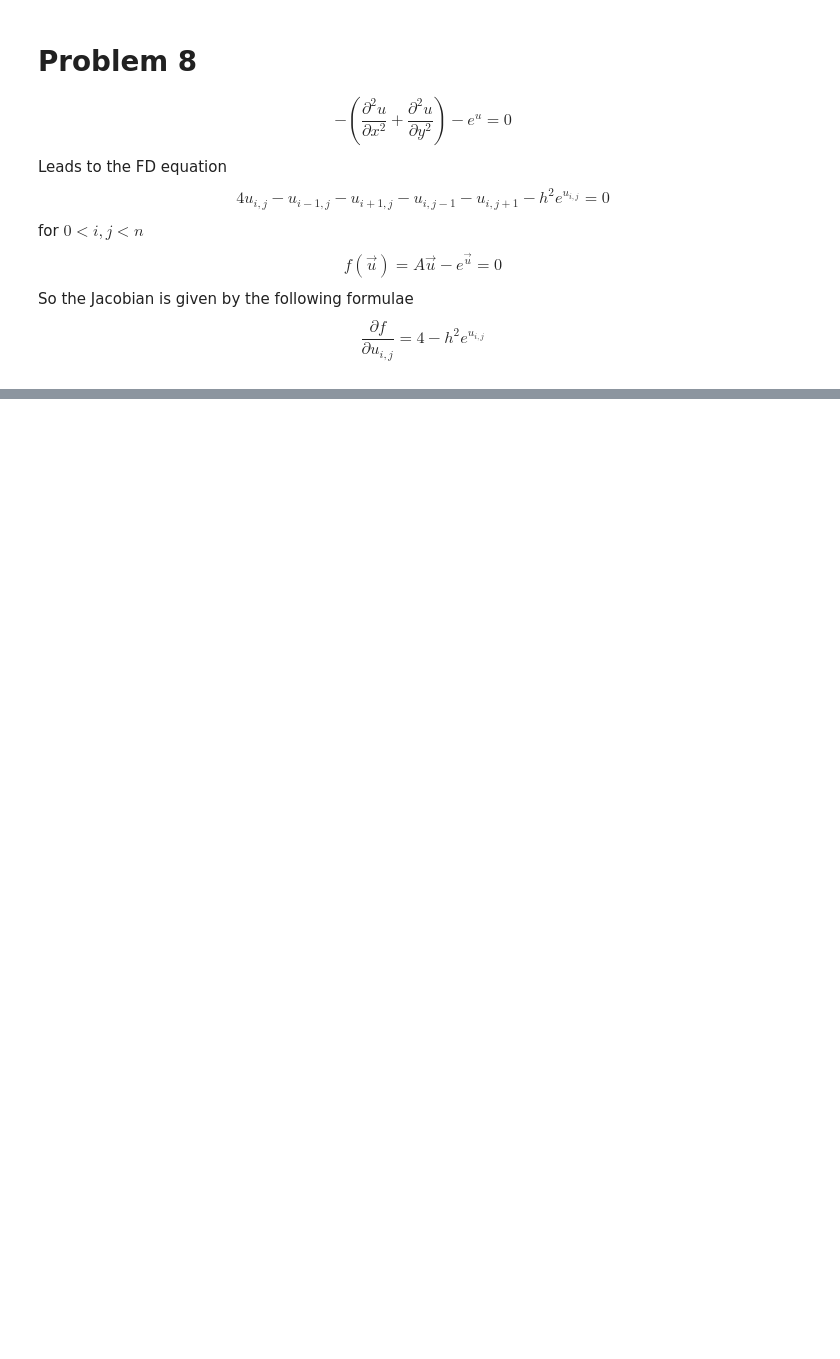
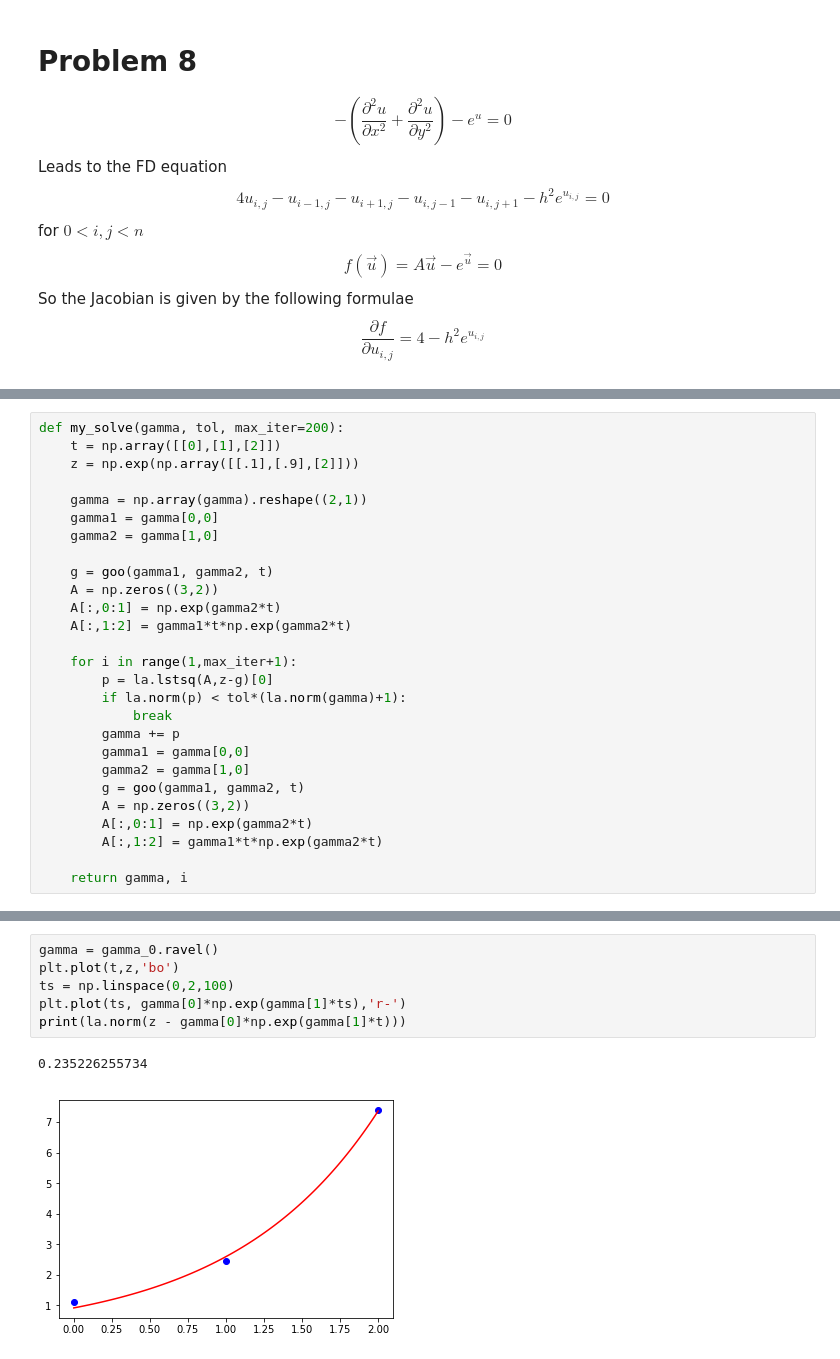
Before and after one commit to shawsa/m566, a Jupyter notebook: Ch 9 HW.ipynb, the cells around one changed output, grey strips where cells are left out. Saved outputs shown, nothing was run; the diff lists cells and outputs as text; blank space fills up the shorter version.

```diff
--- a/Ch 9 HW.ipynb
+++ b/Ch 9 HW.ipynb
@@ -180,0 +321,27 @@ array([[0.21264185],
+# %%
+def my_solve(gamma, tol, max_iter=200):
+    t = np.array([[0],[1],[2]])
+    z = np.exp(np.array([[.1],[.9],[2]]))
+
+    gamma = np.array(gamma).reshape((2,1))
+    gamma1 = gamma[0,0]
+    gamma2 = gamma[1,0]
+
+    g = goo(gamma1, gamma2, t)
+    A = np.zeros((3,2))
+    A[:,0:1] = np.exp(gamma2*t)
+    A[:,1:2] = gamma1*t*np.exp(gamma2*t)
+
+    for i in range(1,max_iter+1):
+        p = la.lstsq(A,z-g)[0]
+        if la.norm(p) < tol*(la.norm(gamma)+1):
+            break
+        gamma += p
+        gamma1 = gamma[0,0]
+        gamma2 = gamma[1,0]
+        g = goo(gamma1, gamma2, t)
+        A = np.zeros((3,2))
+        A[:,0:1] = np.exp(gamma2*t)
+        A[:,1:2] = gamma1*t*np.exp(gamma2*t)
+
+    return gamma, i
@@ -180,0 +409,9 @@ array([[0.21264185],
+# %%
+gamma = gamma_0.ravel()
+plt.plot(t,z,'bo')
+ts = np.linspace(0,2,100)
+plt.plot(ts, gamma[0]*np.exp(gamma[1]*ts),'r-')
+print(la.norm(z - gamma[0]*np.exp(gamma[1]*t)))
+# %% [output]
+0.235226255734
+[figure, added]
```
Also changed, not shown: parts of 33 cells of this notebook, 3 other files.
